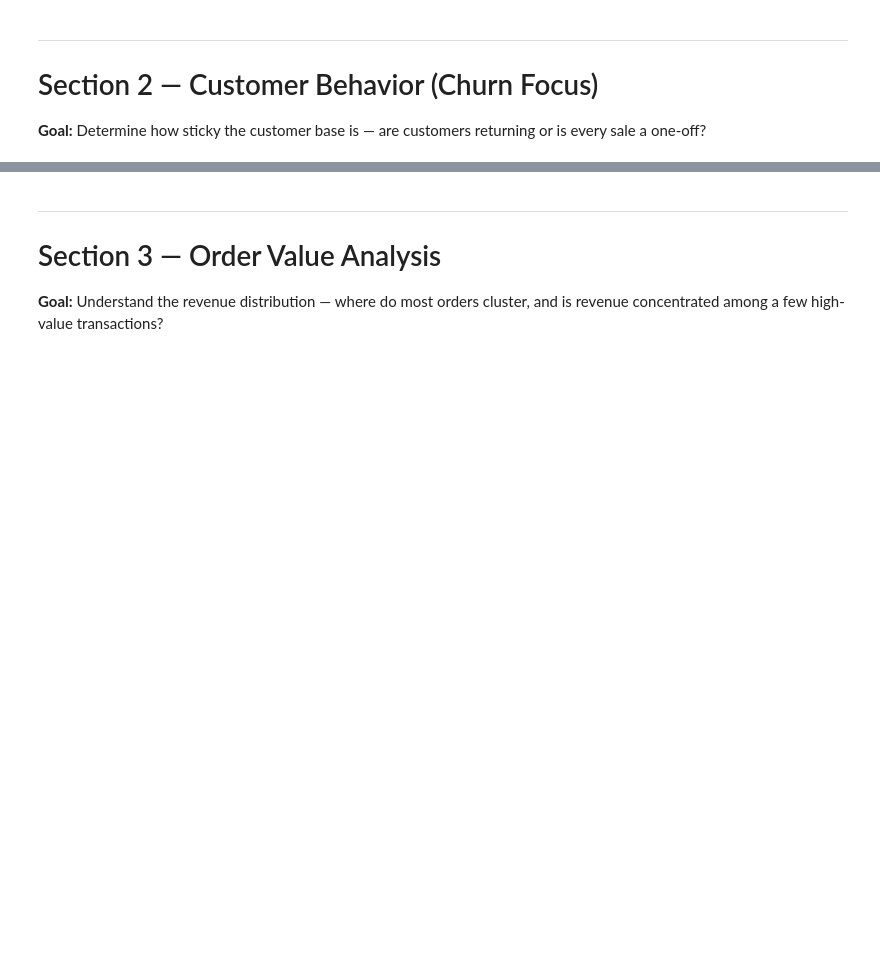
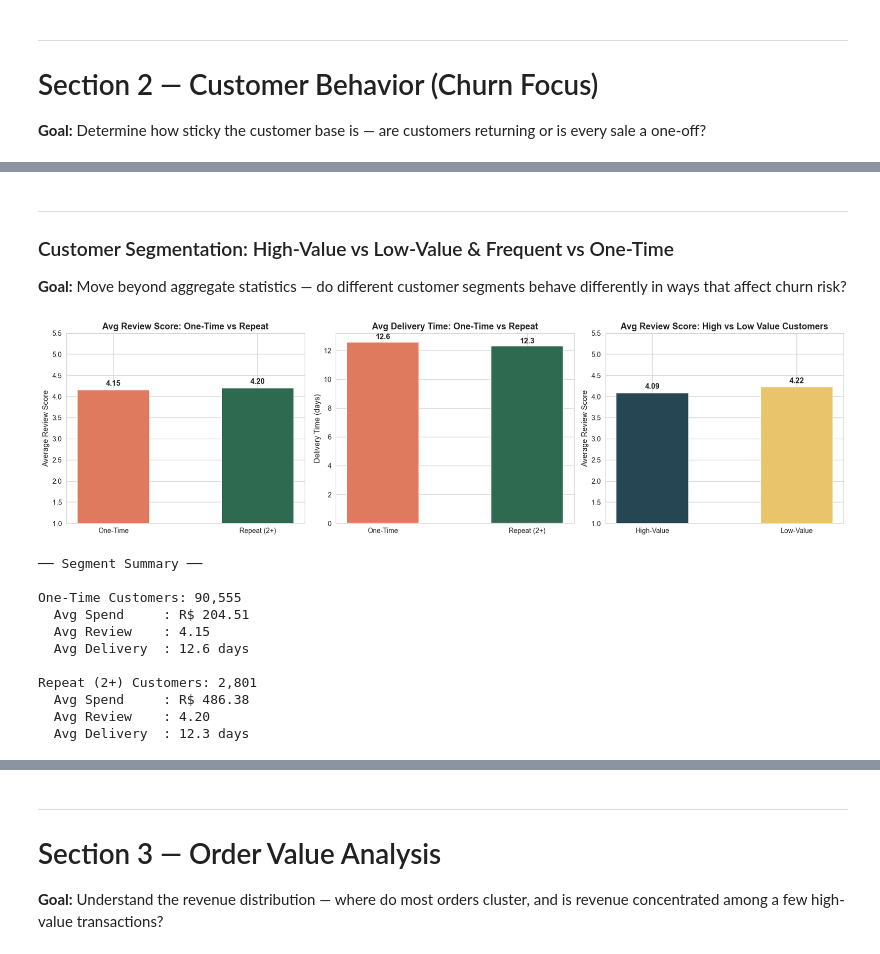
Before and after one commit to crazylogic03/UKTHV, a Jupyter notebook: notebooks/03_eda.ipynb, the cells around one changed output, grey strips where cells are left out. Cells and saved outputs as stored; diff of their text form; code cells hidden in the pictures; blank space fills up the shorter version.

```diff
--- a/notebooks/03_eda.ipynb
+++ b/notebooks/03_eda.ipynb
@@ -136,0 +151,73 @@ This is a **high churn-risk environment**. A loyalty program, post-purchase emai
+# %% [markdown]
+---
+### Customer Segmentation: High-Value vs Low-Value & Frequent vs One-Time
+
+**Goal:** Move beyond aggregate statistics — do different customer segments behave differently in ways that affect churn risk?
+# %%
+# ── Customer Segmentation Analysis ──
+cust_summary = df.groupby('customer_unique_id').agg(
+    total_orders=('order_id', 'nunique'),
+    total_spent=('total_payment_value', 'sum'),
+    avg_review=('review_score', 'mean'),
+    avg_delivery_time=('delivery_time', 'mean')
+).reset_index()
+
+# Segment: One-Time vs Repeat
+cust_summary['segment'] = cust_summary['total_orders'].apply(lambda x: 'Repeat (2+)' if x > 1 else 'One-Time')
+
+# Segment: Spending tier (based on median split)
+spend_median = cust_summary['total_spent'].median()
+cust_summary['value_tier'] = cust_summary['total_spent'].apply(lambda x: 'High-Value' if x > spend_median else 'Low-Value')
+
+fig, axes = plt.subplots(1, 3, figsize=(18, 5))
+
+# 1. Avg Review Score by Segment
+seg_review = cust_summary.groupby('segment')['avg_review'].mean()
+axes[0].bar(seg_review.index, seg_review.values, color=['#e07a5f', '#2d6a4f'], edgecolor='white', width=0.5)
+axes[0].set_title('Avg Review Score: One-Time vs Repeat', fontweight='bold')
+axes[0].set_ylabel('Average Review Score')
+axes[0].set_ylim(1, 5.5)
+for i, v in enumerate(seg_review.values):
+    axes[0].text(i, v + 0.1, f'{v:.2f}', ha='center', fontsize=12, fontweight='bold')
+
+# 2. Avg Delivery Time by Segment
+seg_delivery = cust_summary.groupby('segment')['avg_delivery_time'].mean()
+axes[1].bar(seg_delivery.index, seg_delivery.values, color=['#e07a5f', '#2d6a4f'], edgecolor='white', width=0.5)
+axes[1].set_title('Avg Delivery Time: One-Time vs Repeat', fontweight='bold')
+axes[1].set_ylabel('Delivery Time (days)')
+for i, v in enumerate(seg_delivery.values):
+    axes[1].text(i, v + 0.2, f'{v:.1f}', ha='center', fontsize=12, fontweight='bold')
+
+# 3. Avg Review by Value Tier
+tier_review = cust_summary.groupby('value_tier')['avg_review'].mean()
+axes[2].bar(tier_review.index, tier_review.values, color=['#264653', '#e9c46a'], edgecolor='white', width=0.5)
+axes[2].set_title('Avg Review Score: High vs Low Value Customers', fontweight='bold')
+axes[2].set_ylabel('Average Review Score')
+axes[2].set_ylim(1, 5.5)
+for i, v in enumerate(tier_review.values):
+    axes[2].text(i, v + 0.1, f'{v:.2f}', ha='center', fontsize=12, fontweight='bold')
+
+plt.tight_layout()
+plt.show()
+
+# Summary stats
+print("── Segment Summary ──")
+for seg in ['One-Time', 'Repeat (2+)']:
+    s = cust_summary[cust_summary['segment'] == seg]
+    print(f"\n{seg} Customers: {len(s):,}")
+    print(f"  Avg Spend     : R$ {s['total_spent'].mean():.2f}")
+    print(f"  Avg Review    : {s['avg_review'].mean():.2f}")
+    print(f"  Avg Delivery  : {s['avg_delivery_time'].mean():.1f} days")
+# %% [output]
+[figure, added]
+── Segment Summary ──
+
+One-Time Customers: 90,555
+  Avg Spend     : R$ 204.51
+  Avg Review    : 4.15
+  Avg Delivery  : 12.6 days
+
+Repeat (2+) Customers: 2,801
+  Avg Spend     : R$ 486.38
+  Avg Review    : 4.20
+  Avg Delivery  : 12.3 days
```
Also changed, not shown: parts of 18 cells of this notebook.
